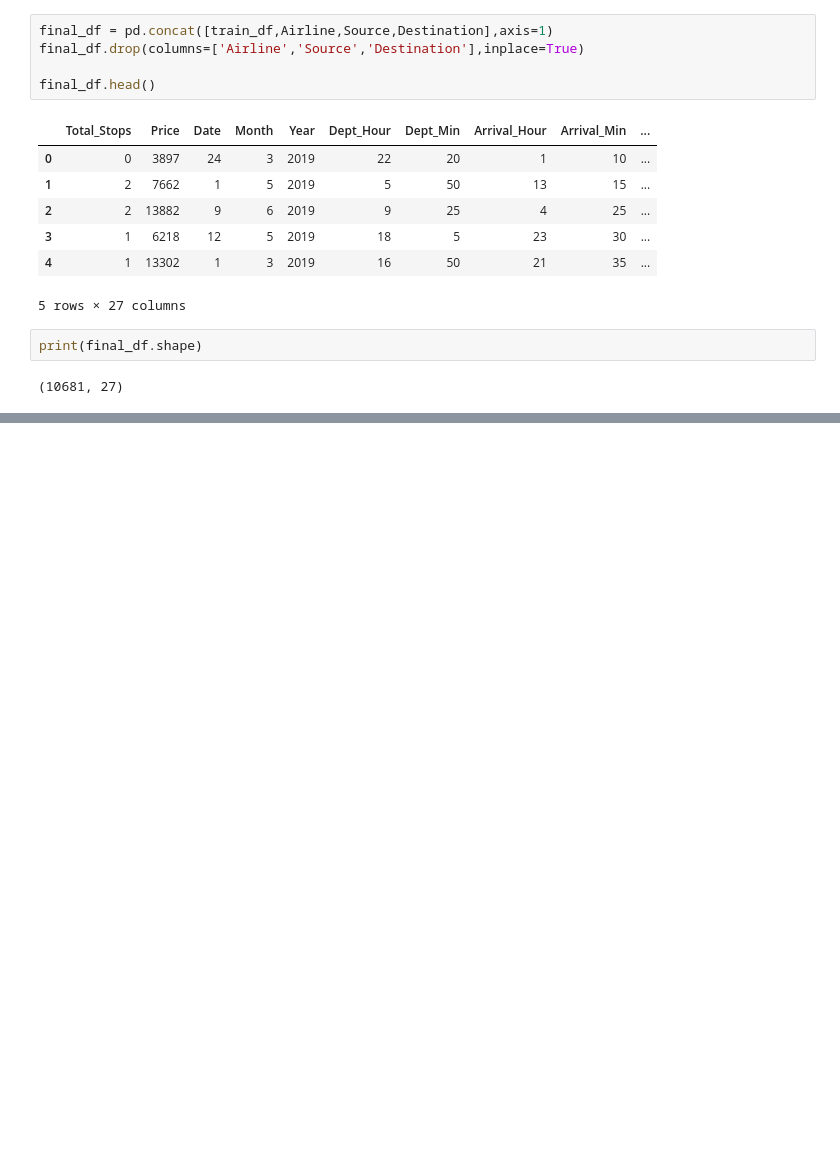
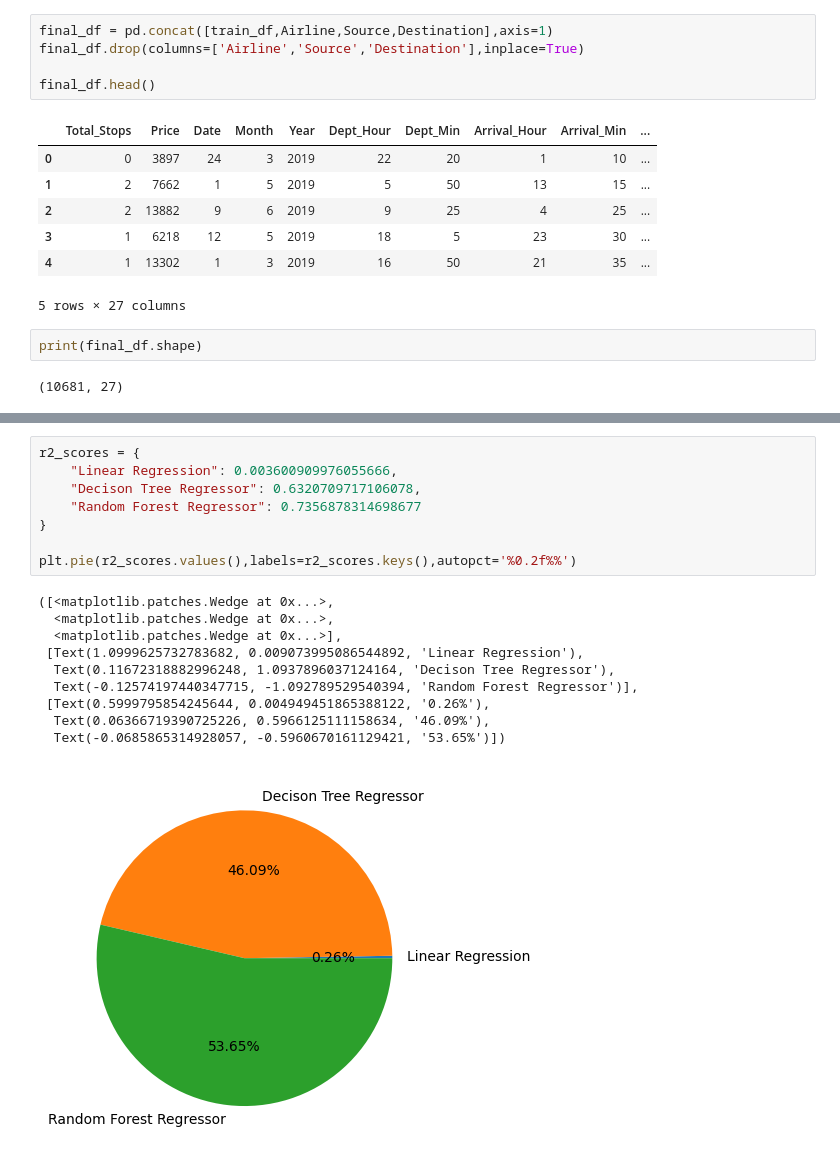
Before and after one commit to hitanshu5/MachineLearning, a Jupyter notebook: MLMiniProject.ipynb, the cells around one changed output, grey strips where cells are left out. Drawn from its saved outputs; the diff is of its cells as text; blank space fills up the shorter version.

```diff
--- a/MLMiniProject.ipynb
+++ b/MLMiniProject.ipynb
@@ -452,0 +622,19 @@ print(final_df.shape)
+# %%
+r2_scores = {
+    "Linear Regression": 0.003600909976055666,
+    "Decison Tree Regressor": 0.6320709717106078,
+    "Random Forest Regressor": 0.7356878314698677
+}
+
+plt.pie(r2_scores.values(),labels=r2_scores.keys(),autopct='%0.2f%%')
+# %% [output]
+([<matplotlib.patches.Wedge at 0x...>,
+  <matplotlib.patches.Wedge at 0x...>,
+  <matplotlib.patches.Wedge at 0x...>],
+ [Text(1.0999625732783682, 0.009073995086544892, 'Linear Regression'),
+  Text(0.11672318882996248, 1.0937896037124164, 'Decison Tree Regressor'),
+  Text(-0.12574197440347715, -1.092789529540394, 'Random Forest Regressor')],
+ [Text(0.5999795854245644, 0.004949451865388122, '0.26%'),
+  Text(0.06366719390725226, 0.5966125111158634, '46.09%'),
+  Text(-0.0685865314928057, -0.5960670161129421, '53.65%')])
+[figure, added]
```
Also changed, not shown: parts of 37 cells of this notebook.
